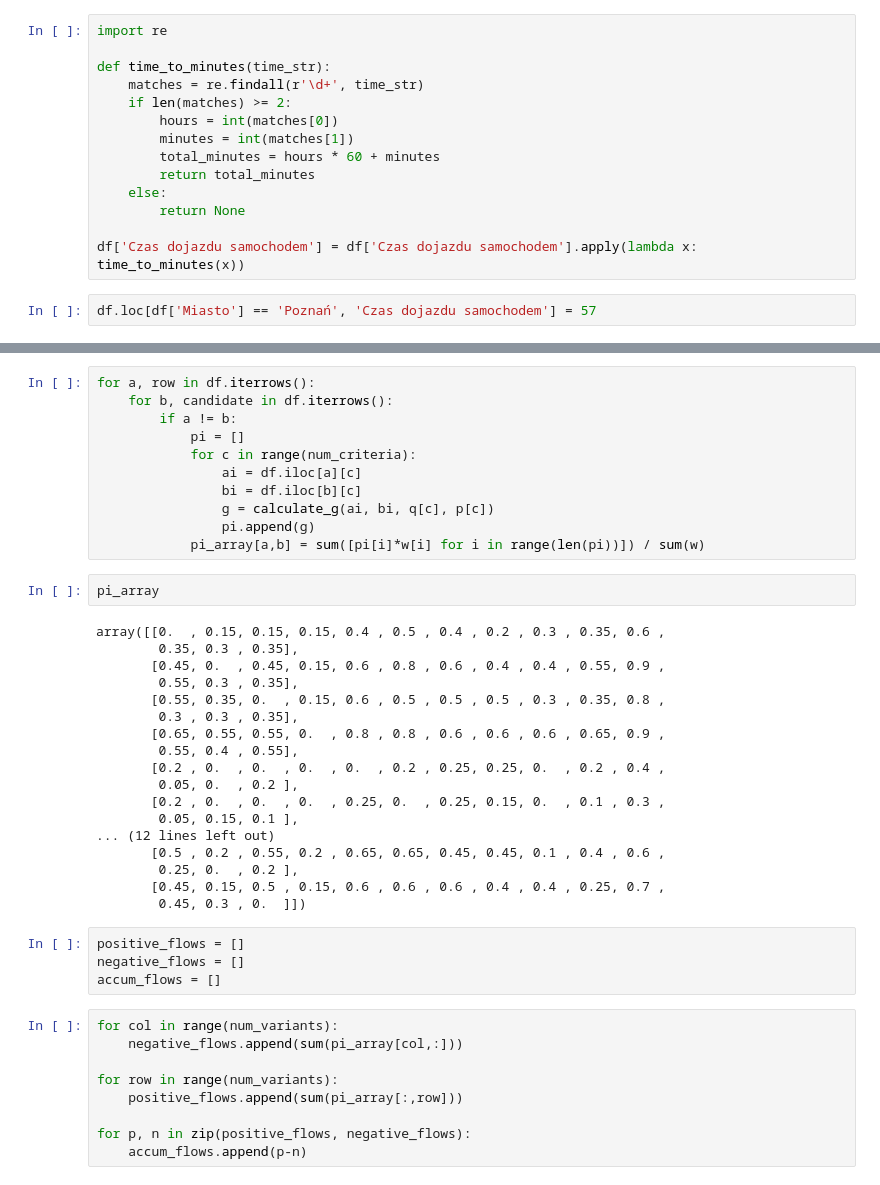
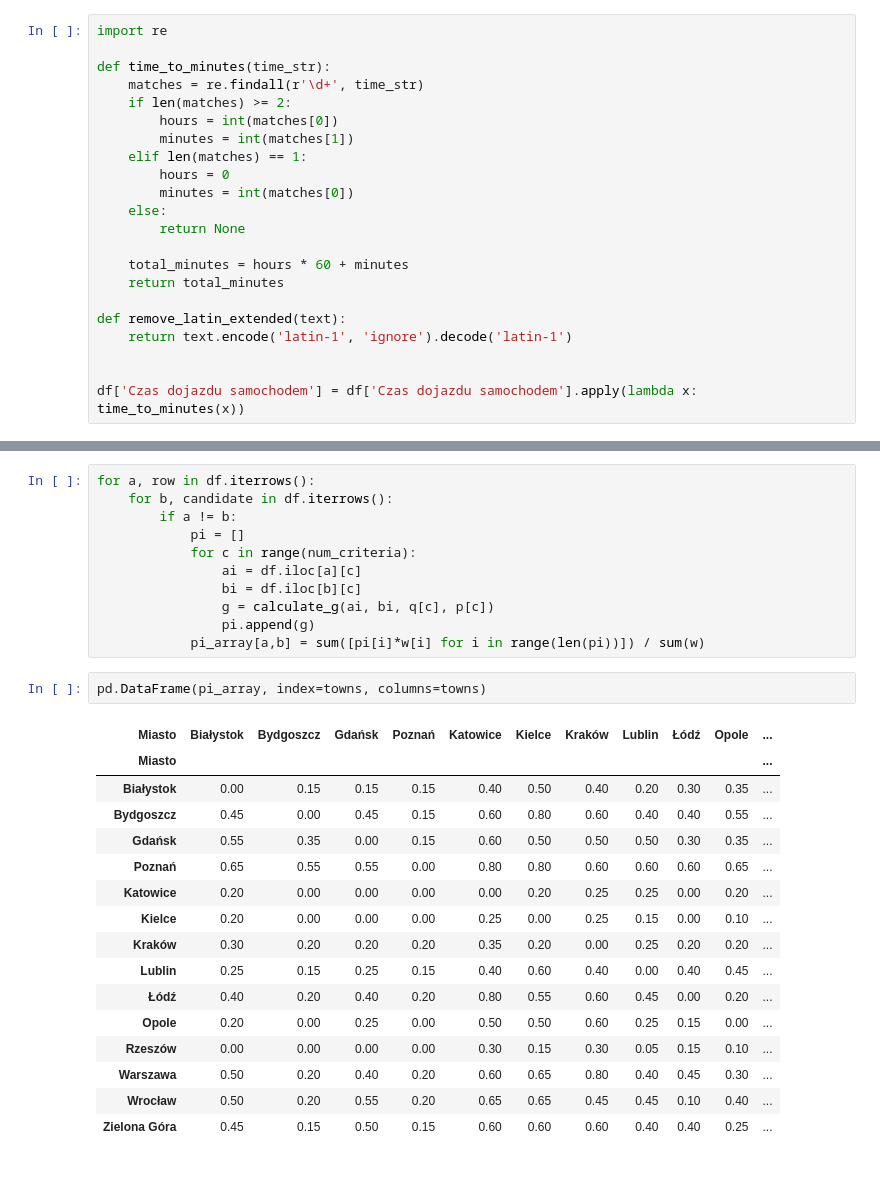
Before and after one commit to majsterkovic/iswd-project-2, a Jupyter notebook: demo.ipynb, the cells around one changed output, grey strips where cells are left out. Saved outputs shown, nothing was run; the diff lists cells and outputs as text.

```diff
--- a/demo.ipynb
+++ b/demo.ipynb
@@ -31,11 +33,17 @@ def time_to_minutes(time_str):
     if len(matches) >= 2:
         hours = int(matches[0])
         minutes = int(matches[1])
-        total_minutes = hours * 60 + minutes
-        return total_minutes
+    elif len(matches) == 1:
+        hours = 0
+        minutes = int(matches[0])
     else:
         return None
 
+    total_minutes = hours * 60 + minutes
+    return total_minutes
+
+def remove_latin_extended(text):
+    return text.encode('latin-1', 'ignore').decode('latin-1')
+
+
 df['Czas dojazdu samochodem'] = df['Czas dojazdu samochodem'].apply(lambda x: time_to_minutes(x))
-# %%
-df.loc[df['Miasto'] == 'Poznań', 'Czas dojazdu samochodem'] = 57
@@ -168,35 +209,21 @@ for a, row in df.iterrows():
                 pi.append(g)
             pi_array[a,b] = sum([pi[i]*w[i] for i in range(len(pi))]) / sum(w)
 # %%
-pi_array
+pd.DataFrame(pi_array, index=towns, columns=towns)
 # %% [output]
-array([[0.  , 0.15, 0.15, 0.15, 0.4 , 0.5 , 0.4 , 0.2 , 0.3 , 0.35, 0.6 ,
-        0.35, 0.3 , 0.35],
-       [0.45, 0.  , 0.45, 0.15, 0.6 , 0.8 , 0.6 , 0.4 , 0.4 , 0.55, 0.9 ,
-        0.55, 0.3 , 0.35],
-       [0.55, 0.35, 0.  , 0.15, 0.6 , 0.5 , 0.5 , 0.5 , 0.3 , 0.35, 0.8 ,
-        0.3 , 0.3 , 0.35],
-       [0.65, 0.55, 0.55, 0.  , 0.8 , 0.8 , 0.6 , 0.6 , 0.6 , 0.65, 0.9 ,
-        0.55, 0.4 , 0.55],
-       [0.2 , 0.  , 0.  , 0.  , 0.  , 0.2 , 0.25, 0.25, 0.  , 0.2 , 0.4 ,
-        0.05, 0.  , 0.2 ],
-       [0.2 , 0.  , 0.  , 0.  , 0.25, 0.  , 0.25, 0.15, 0.  , 0.1 , 0.3 ,
-        0.05, 0.15, 0.1 ],
-... (12 lines left out)
-       [0.5 , 0.2 , 0.55, 0.2 , 0.65, 0.65, 0.45, 0.45, 0.1 , 0.4 , 0.6 ,
-        0.25, 0.  , 0.2 ],
-       [0.45, 0.15, 0.5 , 0.15, 0.6 , 0.6 , 0.6 , 0.4 , 0.4 , 0.25, 0.7 ,
-        0.45, 0.3 , 0.  ]])
+| Miasto | Białystok | Bydgoszcz | Gdańsk | Poznań | Katowice | Kielce | Kraków | Lublin | Łódź | Opole | ... |
+| Miasto |  |  |  |  |  |  |  |  |  |  | ... |
+| Białystok | 0.00 | 0.15 | 0.15 | 0.15 | 0.40 | 0.50 | 0.40 | 0.20 | 0.30 | 0.35 | ... |
+| Bydgoszcz | 0.45 | 0.00 | 0.45 | 0.15 | 0.60 | 0.80 | 0.60 | 0.40 | 0.40 | 0.55 | ... |
+| Gdańsk | 0.55 | 0.35 | 0.00 | 0.15 | 0.60 | 0.50 | 0.50 | 0.50 | 0.30 | 0.35 | ... |
+| Poznań | 0.65 | 0.55 | 0.55 | 0.00 | 0.80 | 0.80 | 0.60 | 0.60 | 0.60 | 0.65 | ... |
+| Katowice | 0.20 | 0.00 | 0.00 | 0.00 | 0.00 | 0.20 | 0.25 | 0.25 | 0.00 | 0.20 | ... |
+| Kielce | 0.20 | 0.00 | 0.00 | 0.00 | 0.25 | 0.00 | 0.25 | 0.15 | 0.00 | 0.10 | ... |
+| Kraków | 0.30 | 0.20 | 0.20 | 0.20 | 0.35 | 0.20 | 0.00 | 0.25 | 0.20 | 0.20 | ... |
+| Lublin | 0.25 | 0.15 | 0.25 | 0.15 | 0.40 | 0.60 | 0.40 | 0.00 | 0.40 | 0.45 | ... |
+| Łódź | 0.40 | 0.20 | 0.40 | 0.20 | 0.80 | 0.55 | 0.60 | 0.45 | 0.00 | 0.20 | ... |
+| Opole | 0.20 | 0.00 | 0.25 | 0.00 | 0.50 | 0.50 | 0.60 | 0.25 | 0.15 | 0.00 | ... |
+| Rzeszów | 0.00 | 0.00 | 0.00 | 0.00 | 0.30 | 0.15 | 0.30 | 0.05 | 0.15 | 0.10 | ... |
+| Warszawa | 0.50 | 0.20 | 0.40 | 0.20 | 0.60 | 0.65 | 0.80 | 0.40 | 0.45 | 0.30 | ... |
+| Wrocław | 0.50 | 0.20 | 0.55 | 0.20 | 0.65 | 0.65 | 0.45 | 0.45 | 0.10 | 0.40 | ... |
+| Zielona Góra | 0.45 | 0.15 | 0.50 | 0.15 | 0.60 | 0.60 | 0.60 | 0.40 | 0.40 | 0.25 | ... |
-# %%
-positive_flows = []
-negative_flows = []
-accum_flows = []
-# %%
-for col in range(num_variants):
-    negative_flows.append(sum(pi_array[col,:]))
-
-for row in range(num_variants):
-    positive_flows.append(sum(pi_array[:,row]))
-
-for p, n in zip(positive_flows, negative_flows):
-    accum_flows.append(p-n)
```
Also changed, not shown: parts of 16 cells of this notebook.
